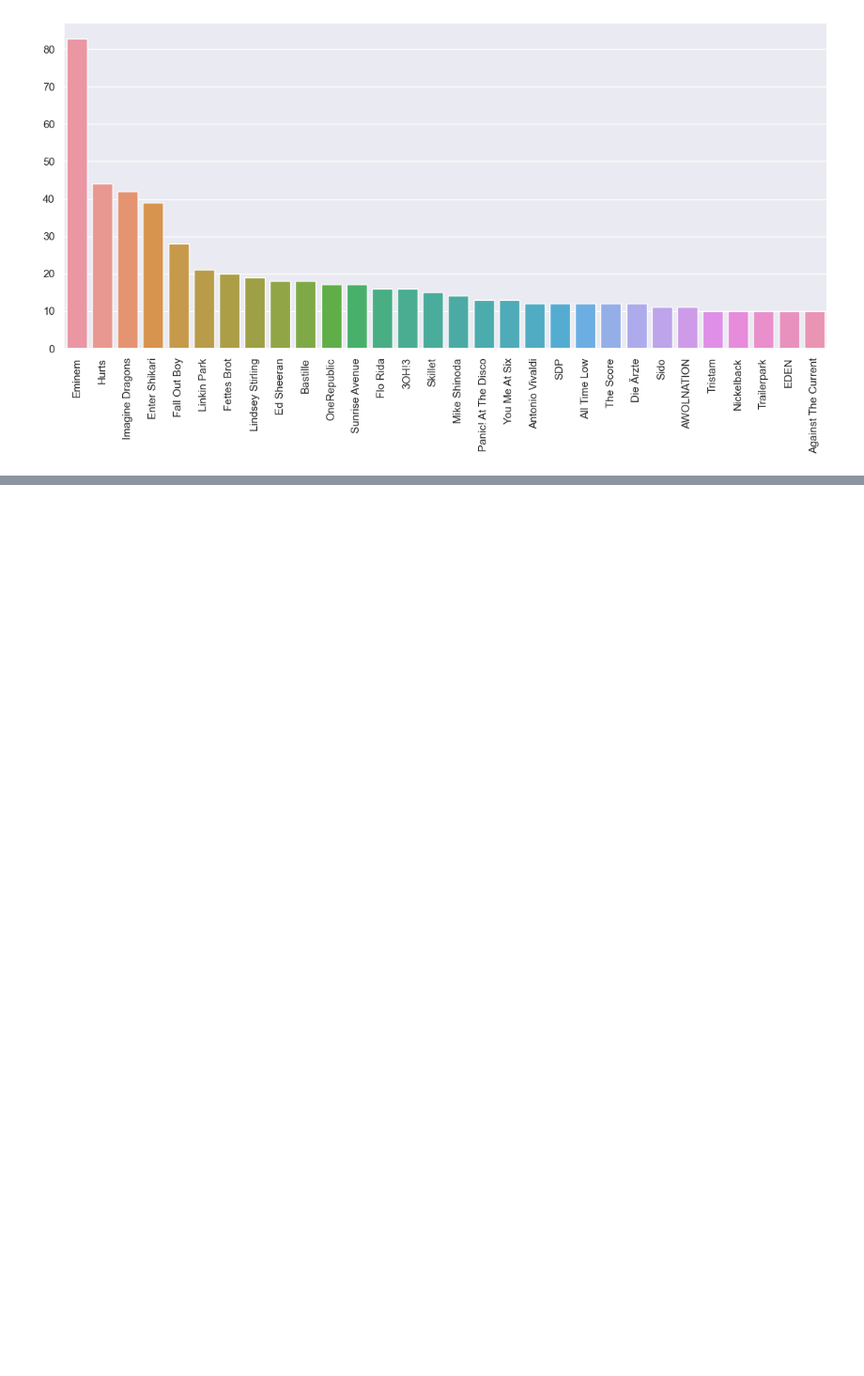
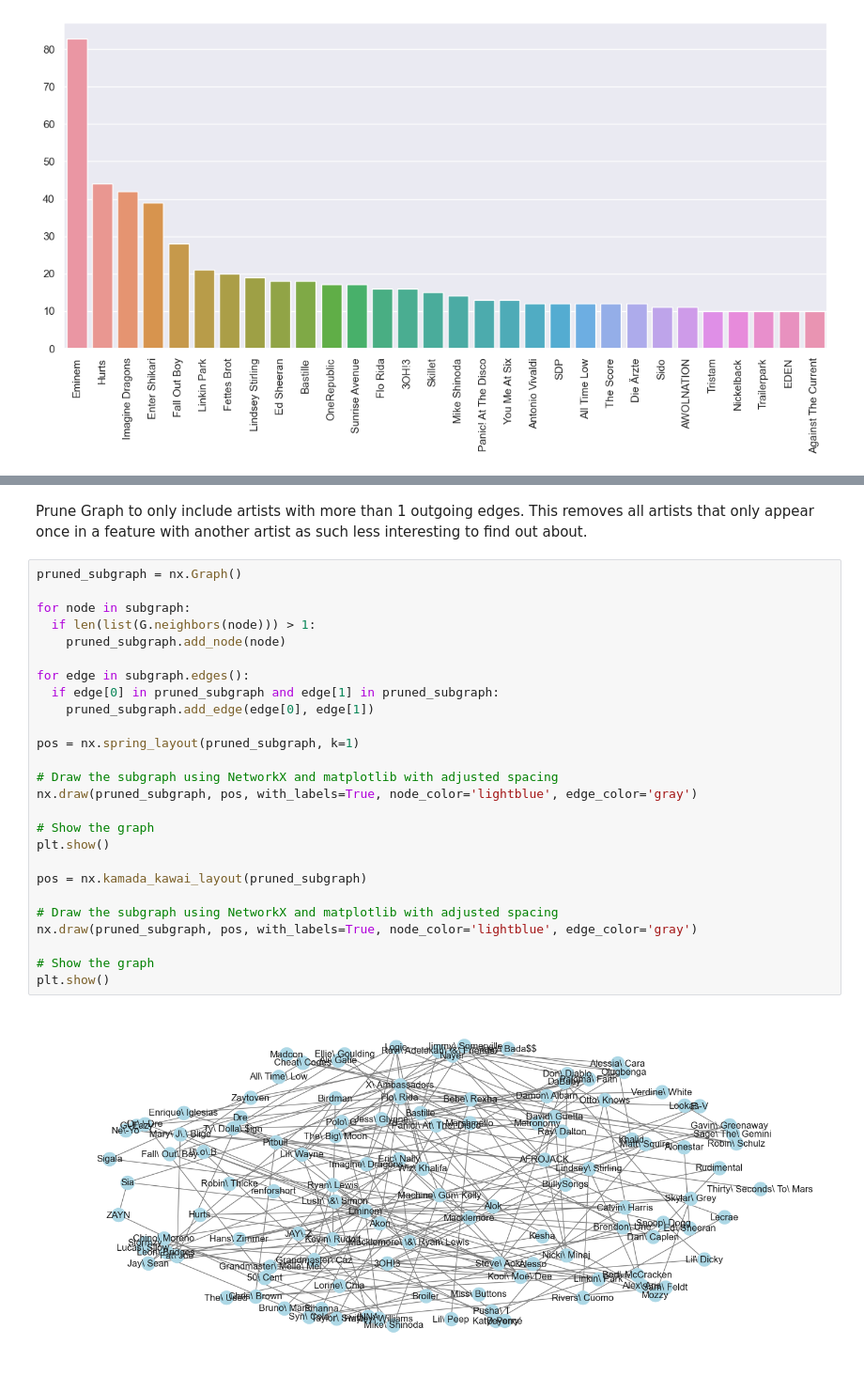
Before and after one commit to Lalaluka/DataDrivenMe, a Jupyter notebook: Spotify/spotify.ipynb, the cells around one changed output, grey strips where cells are left out. Shown at 94% size. Drawn from its saved outputs; the diff is of its cells as text; blank space fills up the shorter version.

```diff
--- a/Spotify/spotify.ipynb
+++ b/Spotify/spotify.ipynb
@@ -177,0 +261,30 @@ print(association_results.head(10))
+# %% [markdown]
+Prune Graph to only include artists with more than 1 outgoing edges. This removes all artists that only appear once in a feature with another artist as such less interesting to find out about.
+# %%
+pruned_subgraph = nx.Graph()
+
+for node in subgraph:
+  if len(list(G.neighbors(node))) > 1:
+    pruned_subgraph.add_node(node)
+
+for edge in subgraph.edges():
+  if edge[0] in pruned_subgraph and edge[1] in pruned_subgraph:
+    pruned_subgraph.add_edge(edge[0], edge[1])
+
+pos = nx.spring_layout(pruned_subgraph, k=1)
+
+# Draw the subgraph using NetworkX and matplotlib with adjusted spacing
+nx.draw(pruned_subgraph, pos, with_labels=True, node_color='lightblue', edge_color='gray')
+
+# Show the graph
+plt.show()
+
+pos = nx.kamada_kawai_layout(pruned_subgraph)
+
+# Draw the subgraph using NetworkX and matplotlib with adjusted spacing
+nx.draw(pruned_subgraph, pos, with_labels=True, node_color='lightblue', edge_color='gray')
+
+# Show the graph
+plt.show()
+# %% [output]
+[figure, added]
```
Also changed, not shown: parts of 13 cells of this notebook, 3 other files.
